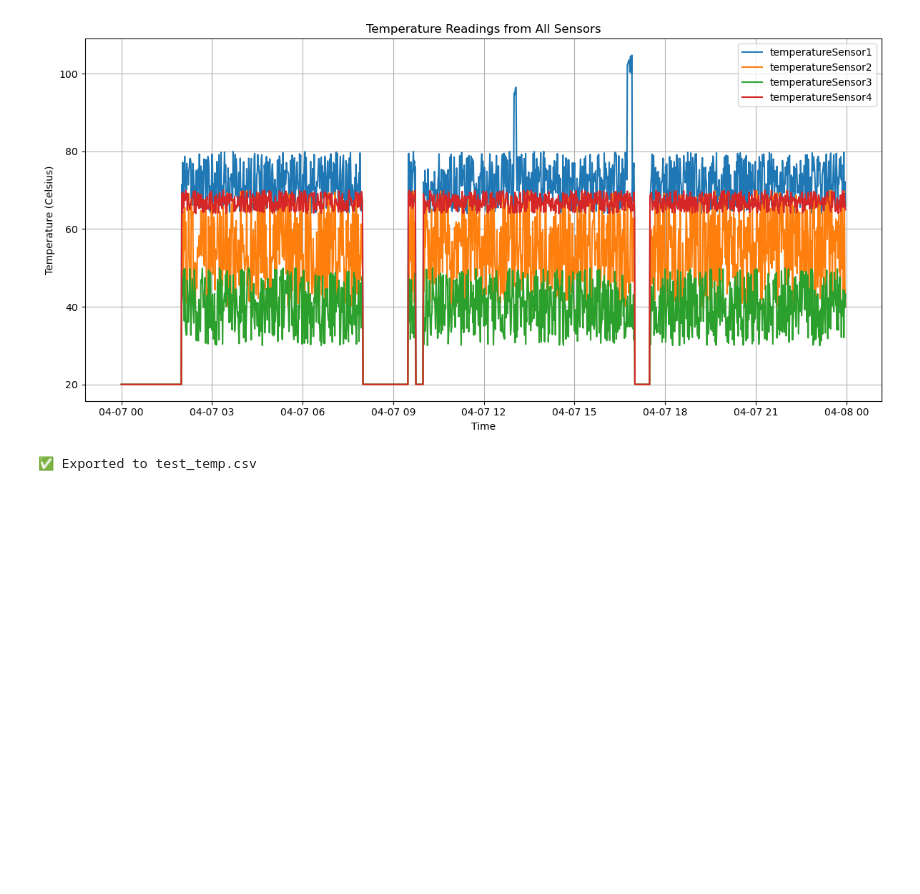
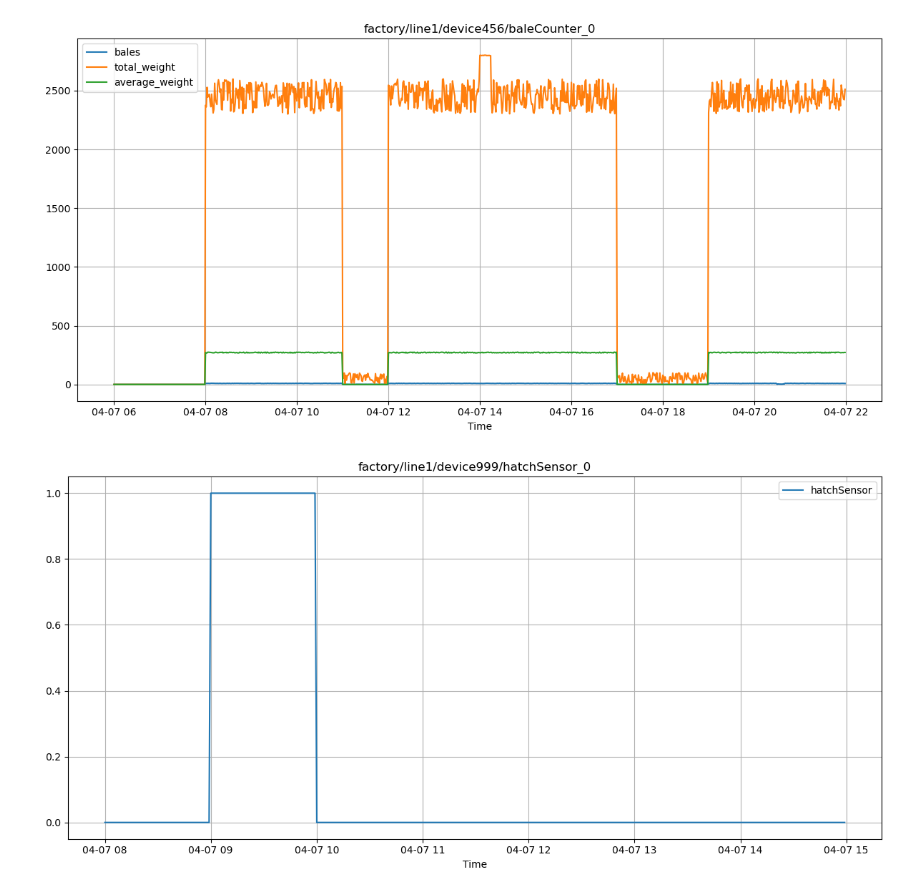
Before and after one commit to advancedbmt/anomaly-detection, a Jupyter notebook: src/multi_device.ipynb, the cells around one changed output. Drawn from its saved outputs; the diff is of its cells as text; code cells hidden in the pictures; blank space fills up the shorter version.

Commit message:
update multi device data generation

```diff
--- a/src/multi_device.ipynb
+++ b/src/multi_device.ipynb
@@ -34,10 +34,21 @@ for filename in os.listdir(json_folder_path):
 
         device = IoTDevice()
         device.load_json(json_path)
-        dfs, combined_df = generate_state_data.device_data_generation(device)
-        dfs_dict[filename] = dfs
-        combined_df_dict[filename] = combined_df
+        device_name = device.get_device_attribute("topic")
 
+
+        gen_number = device_count.get(filename, 1)
+        #print(device_name, filename, gen_number) #debug
+
+        for i in range(gen_number):
+            synth_id = f"{device_name}_{i}"
+            dfs, combined_df = generate_state_data.device_data_generation(device)
+
+            dfs_dict[synth_id] = dfs
+            combined_df_dict[synth_id] = combined_df
+
+print(list(dfs_dict.keys()))
+print(list(combined_df_dict.keys()))
 
 # #single device testing
 # test_temp_device = IoTDevice()
@@ -48,36 +67,43 @@ for filename in os.listdir(json_folder_path):
 # %%
 #for switching between batch and stream mode, change the "mode" under "synth_detial" in the json file
 
+test_mode = "stream"  # or "stream"
+
 # the batch mode
-if (test_temp_device.get_synthesis_parameter("mode") == "batch"):
-    plt.figure(figsize=(12, 6))
+if (test_mode == "batch"):
+    for key in dfs_dict:
+        dfs = dfs_dict[key]
+        combined_df = combined_df_dict[key]
 
-    for df in dfs:
-        sensor_name = df["sensor"].iloc[0] if "sensor" in df else "Unknown Sensor"
-        plt.plot(df['timestamp'].to_numpy(), df['feature_0'].to_numpy(), label=sensor_name)
+        # Create plot
+        plt.figure(figsize=(12, 6))
+        for df in dfs:
+            sensor_name = df["sensor"].iloc[0] if "sensor" in df.columns else "Unknown Sensor"
+            plt.plot(df['timestamp'].to_numpy(), df['feature_0'].to_numpy(), label=sensor_name)
 
-    plt.title("Temperature Readings from All Sensors")
-    plt.xlabel("Time")
-    plt.ylabel("Temperature (Celsius)")
-    plt.legend()
-    plt.grid(True)
-    plt.tight_layout()
-    plt.show()
-
-    # 5. Export to CSV
-    combined_df.to_csv("test_temp.csv", index=False)
-
-    print("✅ Exported to test_temp.csv")
+        plt.title(f"{key}")
+        plt.xlabel("Time")
+        plt.legend()
+        plt.grid(True)
+        plt.tight_layout()
+        plt.show()
 
 # the stream mode
 # will send the data one at a time
-elif (test_temp_device.get_synthesis_parameter("mode") == "stream"):
-    stream_length = min(len(df) for df in dfs)  # assume same length
+elif (test_mode == "stream"):
+    global_stream_length = min(
+        min(len(df) for df in dfs_list) for dfs_list in dfs_dict.values()
+    )
 
-    for i in range(stream_length):
-        for df in dfs:
-            print(df.iloc[i].to_dict())
-        time.sleep(1)  # Simulate one batch per second (1 row per sensor)
+    for i in range(global_stream_length):
+        print(f"\n⏱Time step {i + 1}")
+
+        for key, dfs_list in dfs_dict.items():
+            for sensor_df in dfs_list:
+                row_data = sensor_df.iloc[i].to_dict()
+                print(f"[{key}] {row_data}")
+
+        time.sleep(1)  # Simulate real-time streaming
 # %% [output]
-[figure, old version]
+[figure, new version]
-✅ Exported to test_temp.csv
+[figure, added]
```
Also changed, not shown: parts of 2 cells of this notebook, 6 other files.
